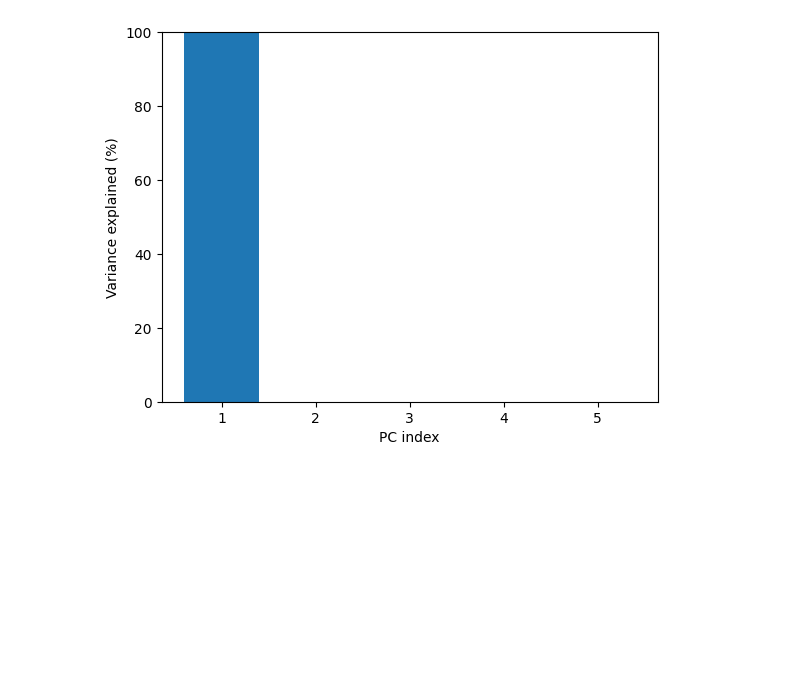
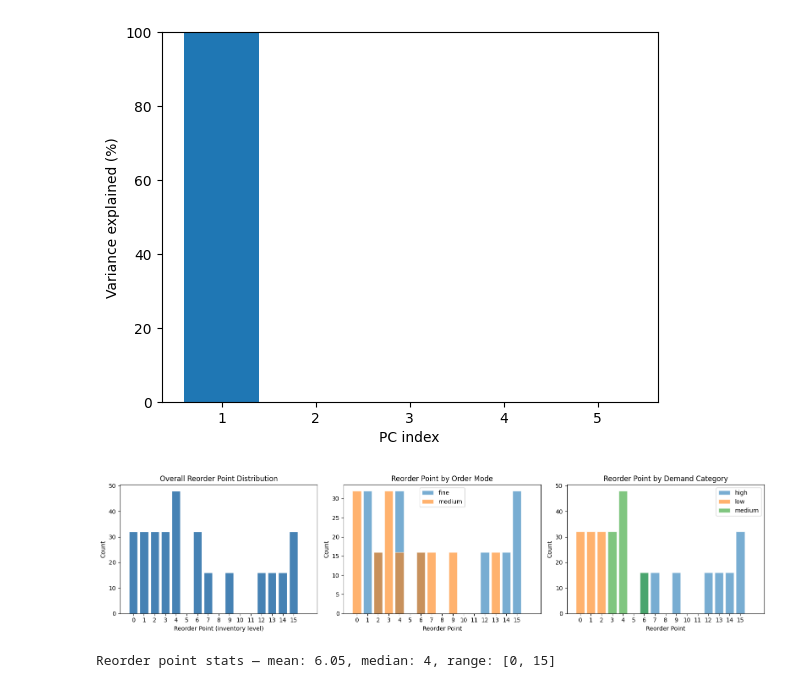
Before and after one commit to keverage-guan/cos435_final_project, a Jupyter notebook: language_emergence/src/models/inventory_sae_test.ipynb, the cells around one changed output. Saved outputs shown, nothing was run; the diff lists cells and outputs as text; code cells hidden in the pictures; blank space fills up the shorter version.

```diff
--- a/language_emergence/src/models/inventory_sae_test.ipynb
+++ b/language_emergence/src/models/inventory_sae_test.ipynb
@@ -219,4 +213,62 @@ pca_result = pca.fit_transform(msgs_np)
 plot_pca_variance(pca)
 # %% [output]
 [figure]
+# %%
+reorder_points = []
+reorder_meta = []
+
+for task_id, info in task_env_info.items():
+    key = (0, info['init_state'], -1, info['order_mode_id'])
+    if key not in message_dict:
+        continue
+    rp = reorder_point(q_matrices[task_id], config.grid_dim)
+    reorder_points.append(rp)
+    reorder_meta.append({**info, 'reorder_point': rp})
+
+# --- Plot ---
+fig, axes = plt.subplots(1, 3, figsize=(16, 4))
+
+# 1. Overall distribution
+axes[0].hist(reorder_points, bins=range(0, config.grid_dim**2 + 2), align='left',
+             color='steelblue', edgecolor='white', rwidth=0.8)
+axes[0].set_xlabel('Reorder Point (inventory level)')
+axes[0].set_ylabel('Count')
+axes[0].set_title('Overall Reorder Point Distribution')
+axes[0].set_xticks(range(config.grid_dim**2))
+
+# 2. By order mode
+order_modes_present = sorted(set(m['order_mode'] for m in reorder_meta))
+colors = plt.cm.tab10.colors
+for i, mode in enumerate(order_modes_present):
+    rps = [m['reorder_point'] for m in reorder_meta if m['order_mode'] == mode]
+    axes[1].hist(rps, bins=range(0, config.grid_dim**2 + 2), align='left',
+                 alpha=0.6, label=mode, color=colors[i], edgecolor='white', rwidth=0.8)
+axes[1].set_xlabel('Reorder Point')
+axes[1].set_ylabel('Count')
+axes[1].set_title('Reorder Point by Order Mode')
+axes[1].set_xticks(range(config.grid_dim**2))
+axes[1].legend()
+
+# 3. By demand category
+categories_present = sorted(set(m['category'] for m in reorder_meta))
+for i, cat in enumerate(categories_present):
+    rps = [m['reorder_point'] for m in reorder_meta if m['category'] == cat]
+    axes[2].hist(rps, bins=range(0, config.grid_dim**2 + 2), align='left',
+                 alpha=0.6, label=cat, color=colors[i], edgecolor='white', rwidth=0.8)
+axes[2].set_xlabel('Reorder Point')
+axes[2].set_ylabel('Count')
+axes[2].set_title('Reorder Point by Demand Category')
+axes[2].set_xticks(range(config.grid_dim**2))
+axes[2].legend()
+
+plt.tight_layout()
+plt.show()
+
+# Summary stats
+print(f"Reorder point stats — mean: {np.mean(reorder_points):.2f}, "
+      f"median: {np.median(reorder_points):.0f}, "
+      f"range: [{min(reorder_points)}, {max(reorder_points)}]")
+# %% [output]
+[figure, added]
+Reorder point stats — mean: 6.05, median: 4, range: [0, 15]
 # %%
```
Also changed, not shown: parts of 6 cells of this notebook, 14 other files.
